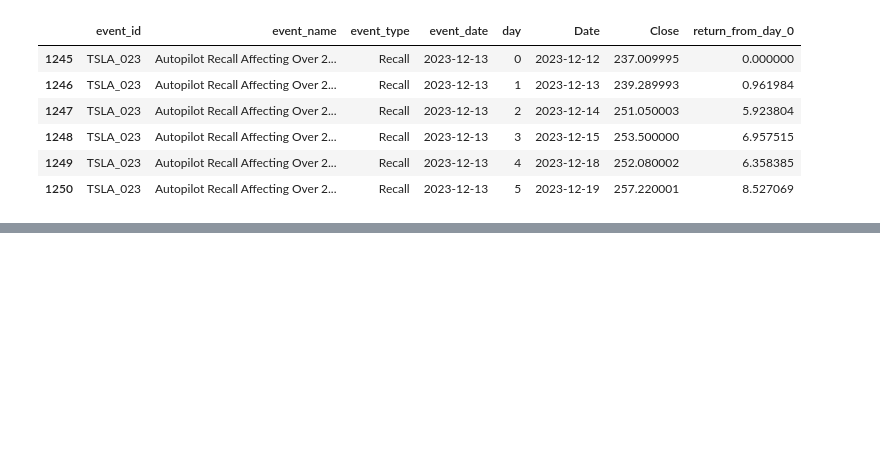
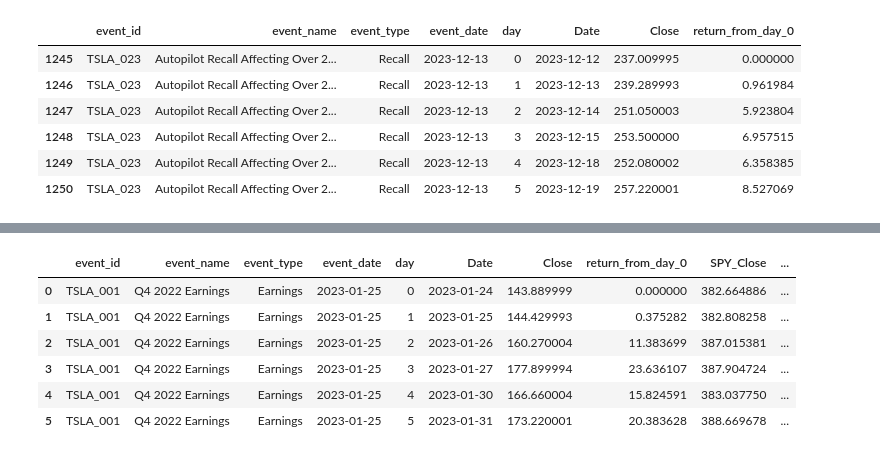
Before and after one commit to Adinolevinson/market-impact-analysis, a Jupyter notebook: notebooks/01_tesla_data.ipynb, the cells around one changed output, grey strips where cells are left out. Saved outputs shown, nothing was run; the diff lists cells and outputs as text; code cells hidden in the pictures; blank space fills up the shorter version.

Commit message:
Add SPY benchmark adjustment to event windows

```diff
--- a/notebooks/01_tesla_data.ipynb
+++ b/notebooks/01_tesla_data.ipynb
@@ -11,6 +11,23 @@ events.head()
 | 2 | TSLA | TSLA_003 | 24/01/2024 | Q4 2023 Earnings | Earnings |
 | 3 | TSLA | TSLA_004 | 23/04/2024 | Q1 2024 Earnings | Earnings |
 | 4 | TSLA | TSLA_005 | 21/11/2019 | Cybertruck Unveiled | Product Launch |
+# %%
+import pandas as pd
+
+events = pd.read_csv(
+    "../data/processed/tesla_events.csv",
+    parse_dates=["event_date"]
+)
+
+tesla = pd.read_csv(
+    "../data/raw/TSLA_stock_2019_2026.csv",
+    parse_dates=["Date"]
+)
+
+spy = pd.read_csv(
+    "../data/raw/SPY_stock_2019_2026.csv",
+    parse_dates=["Date"]
+)
 # %%
 import sys
 
@@ -287,0 +305,44 @@ window
+# %%
+events["event_date"] = pd.to_datetime(events["event_date"])
+tesla["Date"] = pd.to_datetime(tesla["Date"])
+# %%
+window = get_event_window("TSLA_001", events, tesla)
+
+window = window.merge(
+    spy[["Date", "Close"]],
+    on="Date",
+    how="left",
+    suffixes=("", "_SPY")
+)
+
+# Rename the SPY closing-price column
+window = window.rename(
+    columns={"Close_SPY": "SPY_Close"}
+)
+
+# Get SPY's Day 0 closing price
+spy_day_0_close = window.loc[
+    window["day"] == 0,
+    "SPY_Close"
+].iloc[0]
+
+# Calculate SPY return from the same Day 0 baseline
+window["SPY_return_from_day_0"] = (
+    (window["SPY_Close"] / spy_day_0_close) - 1
+) * 100
+
+# Calculate Tesla's return relative to the market
+window["abnormal_return"] = (
+    window["return_from_day_0"]
+    - window["SPY_return_from_day_0"]
+)
+
+window
+# %% [output]
+|  | event_id | event_name | event_type | event_date | day | Date | Close | return_from_day_0 | SPY_Close | ... |
+| 0 | TSLA_001 | Q4 2022 Earnings | Earnings | 2023-01-25 | 0 | 2023-01-24 | 143.889999 | 0.000000 | 382.664886 | ... |
+| 1 | TSLA_001 | Q4 2022 Earnings | Earnings | 2023-01-25 | 1 | 2023-01-25 | 144.429993 | 0.375282 | 382.808258 | ... |
+| 2 | TSLA_001 | Q4 2022 Earnings | Earnings | 2023-01-25 | 2 | 2023-01-26 | 160.270004 | 11.383699 | 387.015381 | ... |
+| 3 | TSLA_001 | Q4 2022 Earnings | Earnings | 2023-01-25 | 3 | 2023-01-27 | 177.899994 | 23.636107 | 387.904724 | ... |
+| 4 | TSLA_001 | Q4 2022 Earnings | Earnings | 2023-01-25 | 4 | 2023-01-30 | 166.660004 | 15.824591 | 383.037750 | ... |
+| 5 | TSLA_001 | Q4 2022 Earnings | Earnings | 2023-01-25 | 5 | 2023-01-31 | 173.220001 | 20.383628 | 388.669678 | ... |
```
Also changed, not shown: parts of 6 cells of this notebook, 6 other files.
